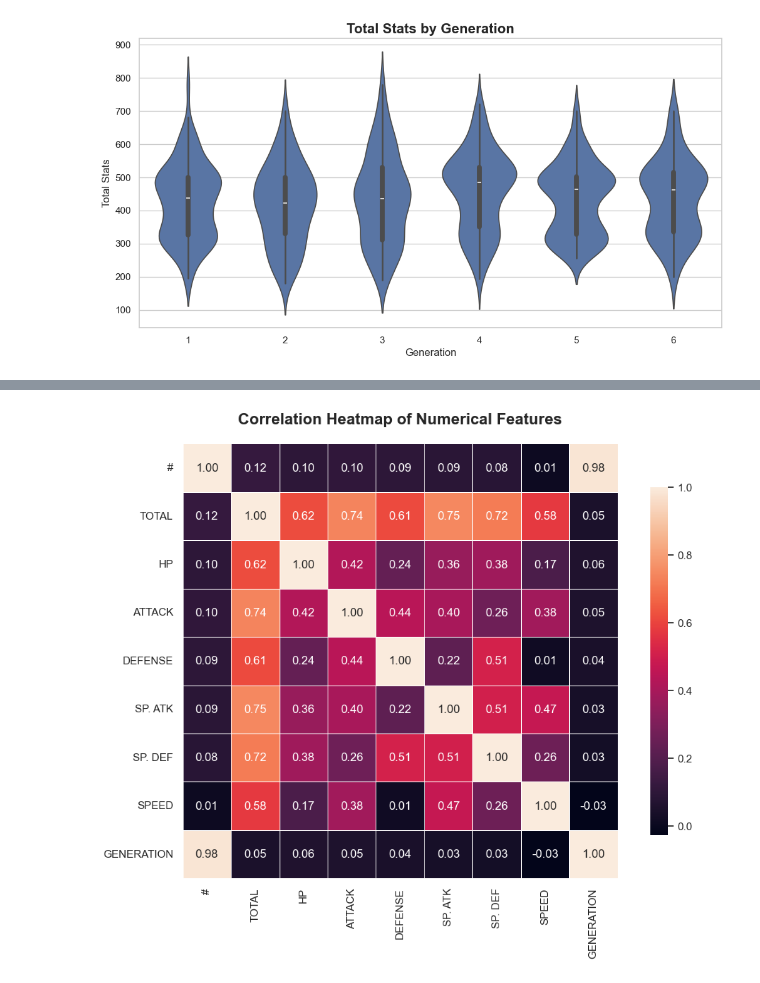
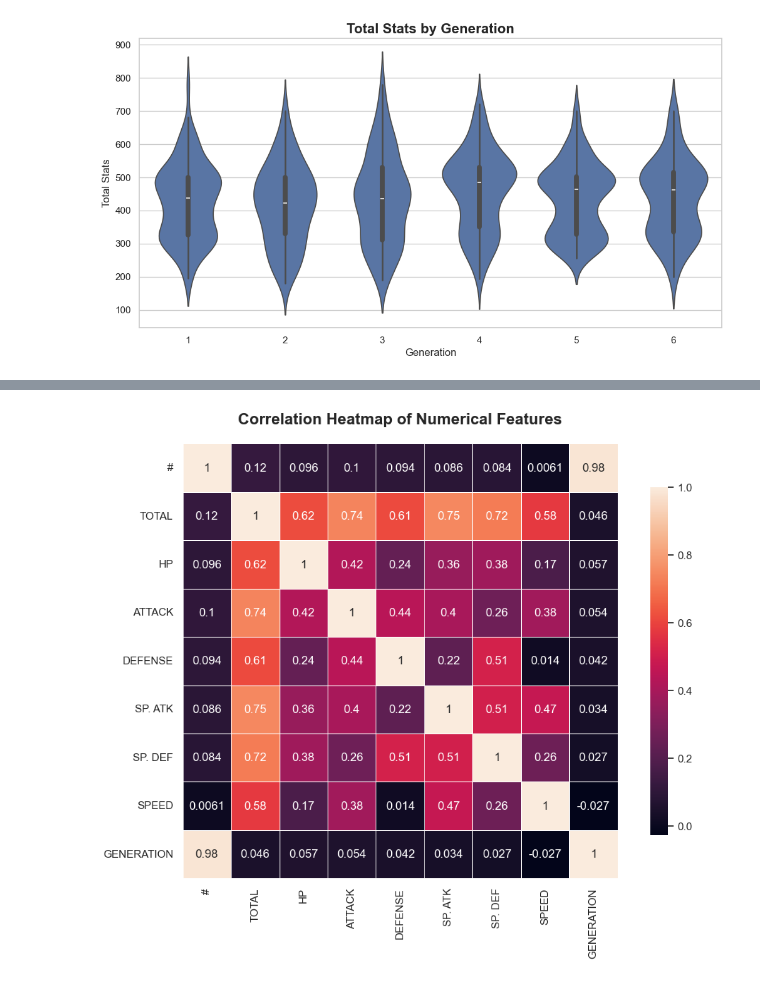
Before and after one commit to brunobrsr1/pokemon-eda, a Jupyter notebook: pokemon-eda.ipynb, the cells around one changed output, grey strips where cells are left out. Saved outputs shown, nothing was run; the diff lists cells and outputs as text; code cells hidden in the pictures.

```diff
--- a/pokemon-eda.ipynb
+++ b/pokemon-eda.ipynb
@@ -96,8 +96,8 @@ Let's prepare our Pokémon data for deeper exploration!
 # %%
-## The index of Mega Pokemons has extra text. Remove all text before "Mega"
+## The index of Mega and Primal Pokemons has extra text. Remove all text before "Mega"
 df.index = df.index.str.replace(".*(?=Mega)", "", regex=True)
-
-df.head(10)
+df.index = df.index.str.replace(".*(?=Primal)", "", regex=True)
+df.head()
 # %% [output]
 |  | # | TYPE 1 | TYPE 2 | TOTAL | HP | ATTACK | DEFENSE | SP. ATK | SP. DEF | SPEED | GENERATION | ... |
 | Name |  |  |  |  |  |  |  |  |  |  |  | ... |
@@ -340,8 +335,11 @@ The violin plot above displays the distribution of Pokémon "Total" stats across
 # %%
-### Distribution of Pokémon Types
+# Correlation heatmap of numerical features
+plt.figure(figsize=(12, 8))
 
-The pie chart above illustrates the proportion of each primary Pokémon type ("TYPE 1") in the dataset. Each slice represents a different type, with its size corresponding to the number of Pokémon belonging to that type. The chart uses distinct colors for each type, making it easy to compare their relative abundance. For example, Water and Normal types are among the most common, while types like Fairy and Flying are less prevalent. This visualization provides a clear overview of type diversity in the Pokémon universe and highlights which types are most and least represented.
+numerical_cols = df.select_dtypes(include=[np.number]).columns
+sns.heatmap(df[numerical_cols].corr(), annot=True, square=True, cbar_kws={"shrink": .8}, linewidths=0.5)
+
 plt.title('Correlation Heatmap of Numerical Features', fontsize=16, fontweight='bold', pad=20)
 plt.show()
 # %% [output]
-[figure, old version]
+[figure, new version]
```
Also changed, not shown: parts of 18 cells of this notebook.
